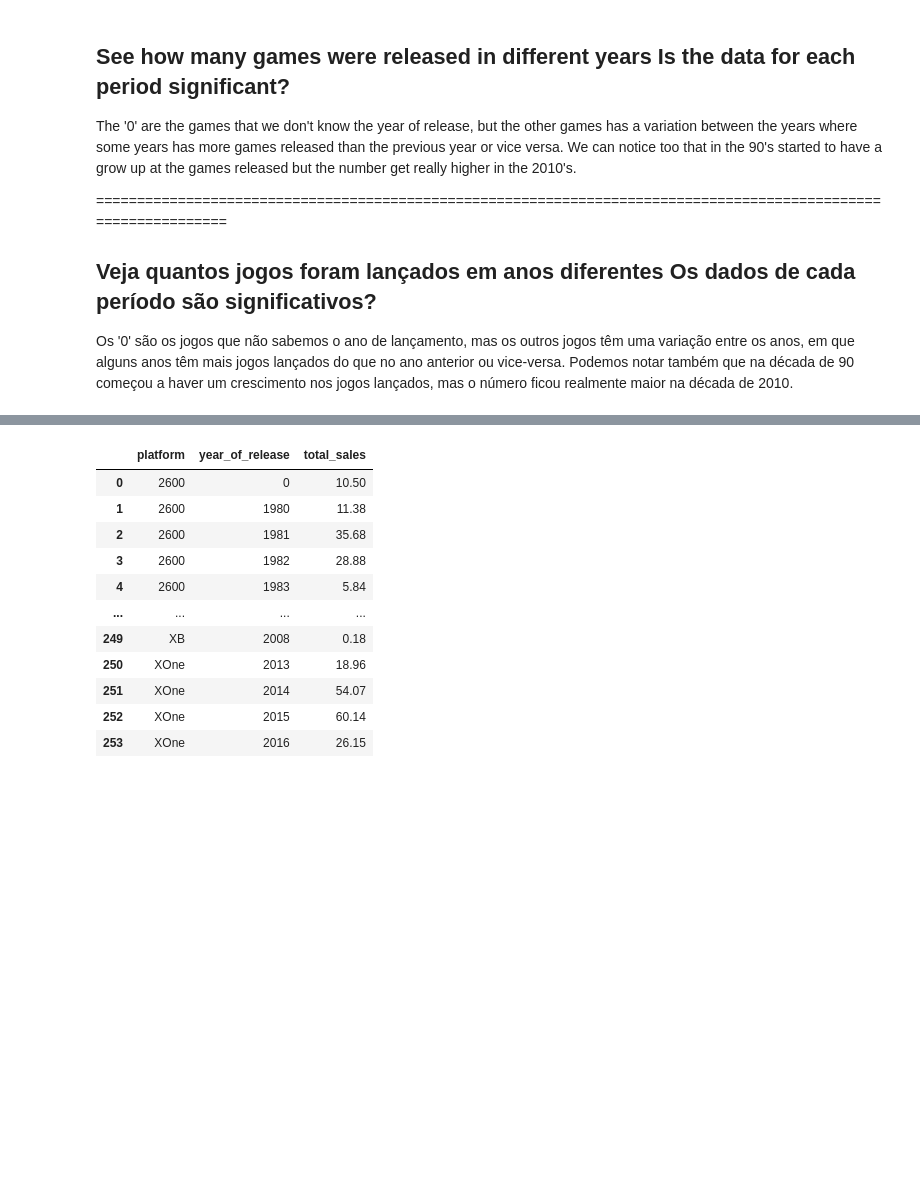
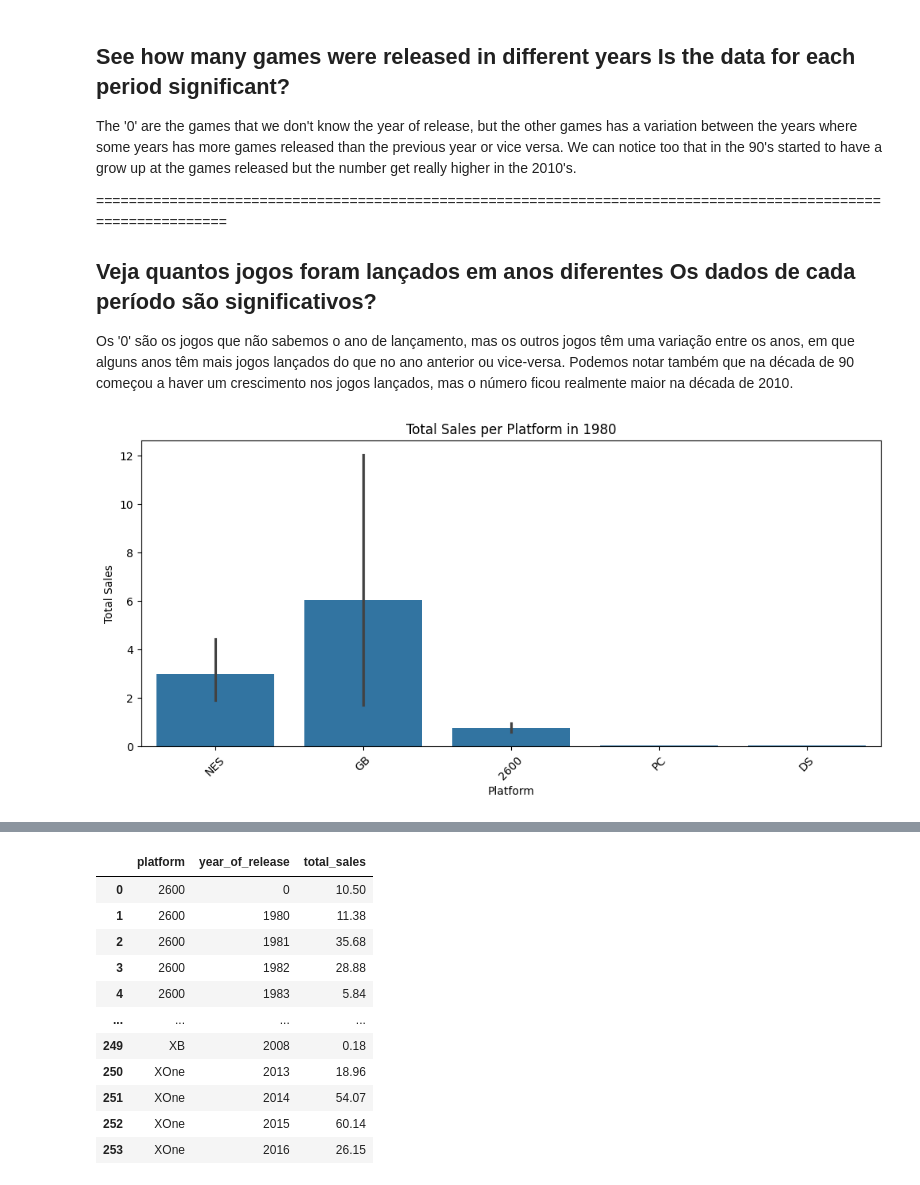
Before and after one commit to RafaelGenari/Bootcamp-Project-Video-Games-Ice-Company, a Jupyter notebook: Notebooks/EDA.ipynb, the cells around one changed output, grey strips where cells are left out. Drawn from its saved outputs; the diff is of its cells as text; code cells hidden in the pictures; blank space fills up the shorter version.

```diff
--- a/Notebooks/EDA.ipynb
+++ b/Notebooks/EDA.ipynb
@@ -199,3 +199,18 @@ The '0' are the games that we don't know the year of release, but the other game
 ## Veja quantos jogos foram lançados em anos diferentes Os dados de cada período são significativos?
 
 Os '0' são os jogos que não sabemos o ano de lançamento, mas os outros jogos têm uma variação entre os anos, em que alguns anos têm mais jogos lançados do que no ano anterior ou vice-versa. Podemos notar também que na década de 90 começou a haver um crescimento nos jogos lançados, mas o número ficou realmente maior na década de 2010.
+# %%
+df_80_decade = df_games.query('year_of_release >= 1980 and year_of_release < 1990')
+df_90_decade = df_games.query('year_of_release >= 1990 and year_of_release < 2000')
+df_2000_decade = df_games.query('year_of_release >= 2000 and year_of_release < 2010')
+df_2010_decade = df_games.query('year_of_release >= 2010')
+# %%
+plt.figure(figsize = (12,5))
+sns.barplot(x = 'platform', y = 'total_sales', data = df_80_decade)
+plt.title('Total Sales per Platform in 1980')
+plt.xlabel('Platform')
+plt.ylabel('Total Sales')
+plt.xticks(rotation=45)
+plt.show()
+# %% [output]
+[figure, added]
```
Also changed, not shown: parts of 14 cells of this notebook.
